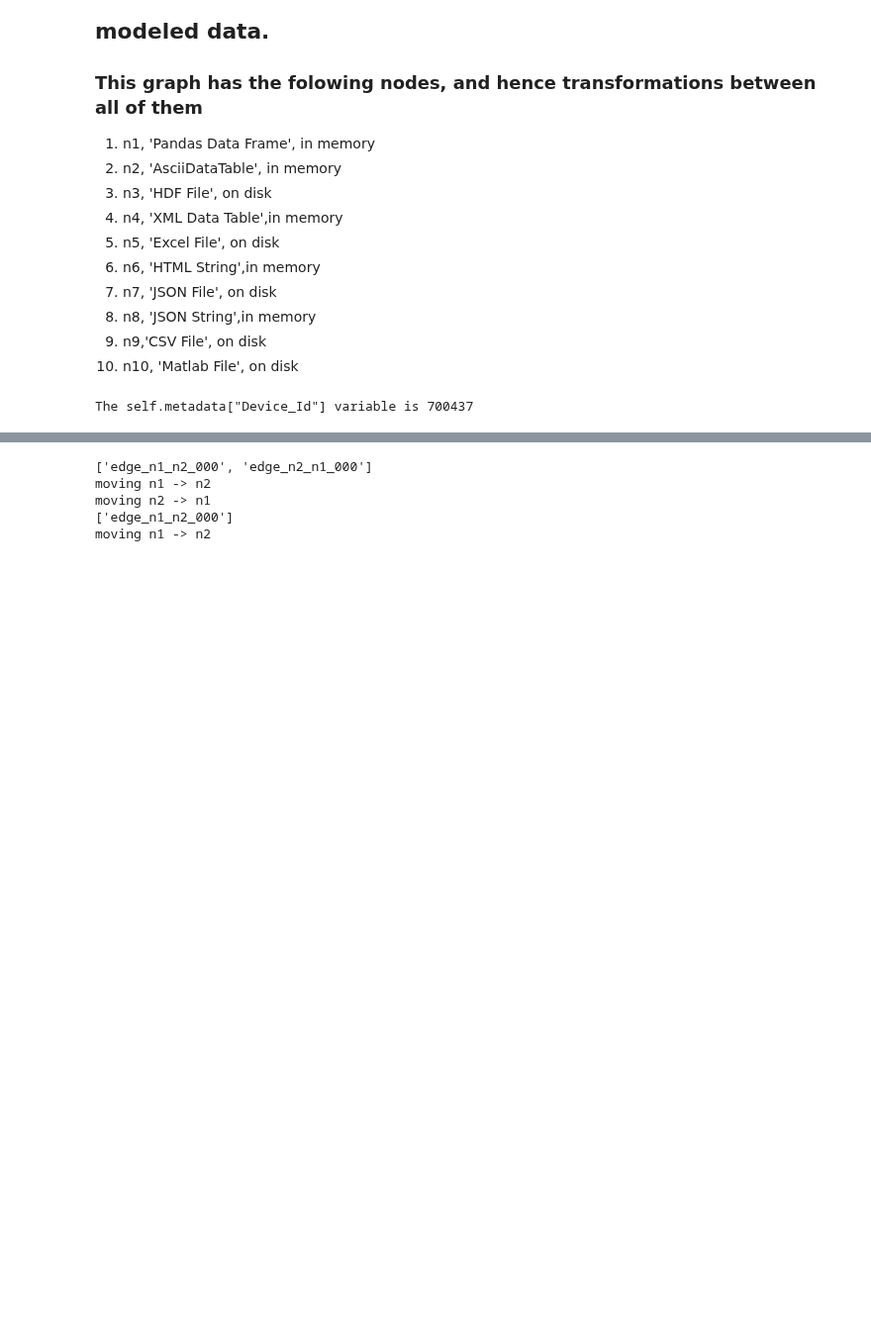
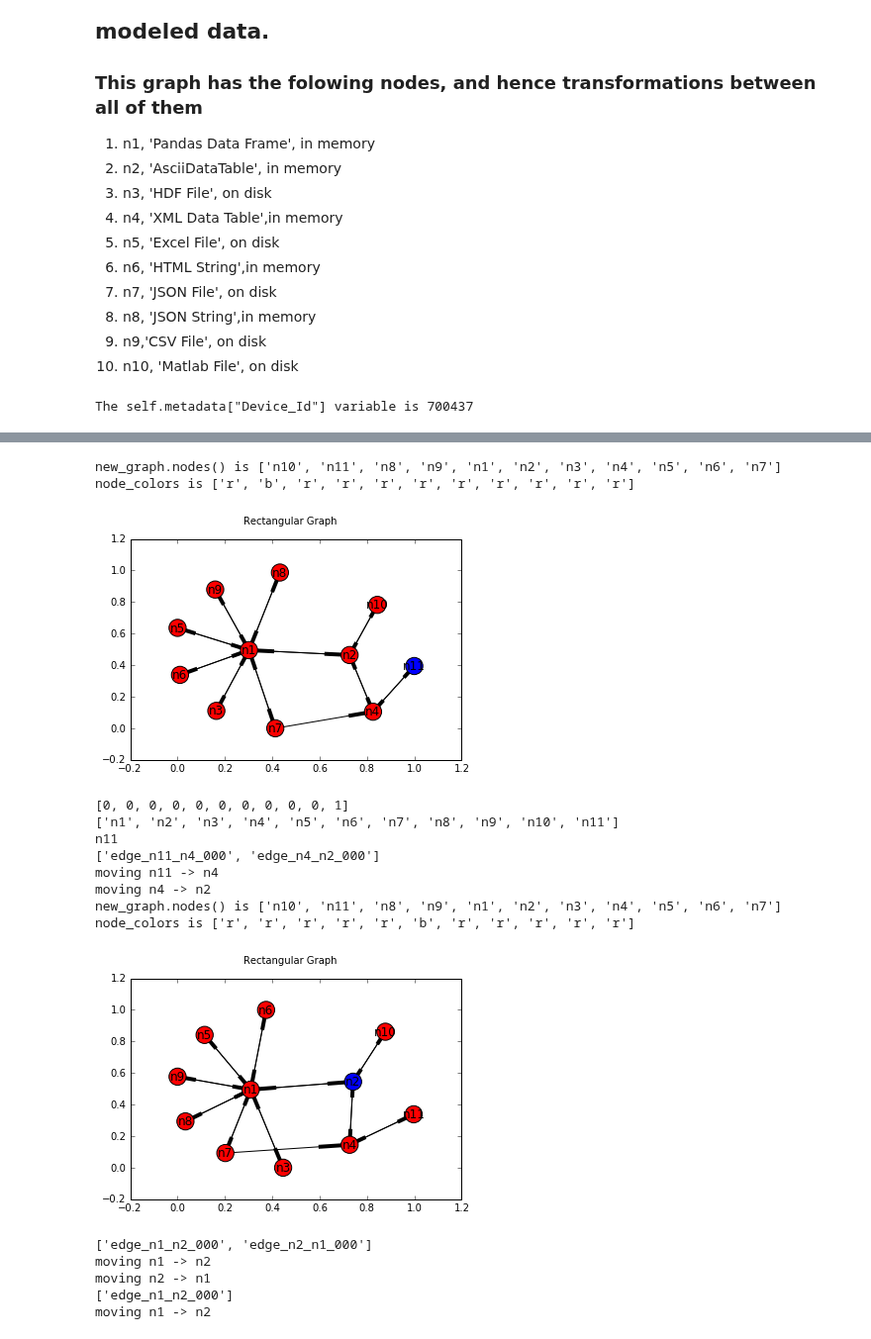
Before and after one commit to aricsanders/Jupyter-Notebooks, a Jupyter notebook: Rectangular_Data_Table_Bijective_Example_20161121_001.ipynb, the cells around one changed output, grey strips where cells are left out. Shown at 99% size. Saved outputs shown, nothing was run; the diff lists cells and outputs as text; code cells hidden in the pictures; blank space fills up the shorter version.

```diff
--- a/Rectangular_Data_Table_Bijective_Example_20161121_001.ipynb
+++ b/Rectangular_Data_Table_Bijective_Example_20161121_001.ipynb
@@ -398,3 +434,23 @@ rect_graph.show(descriptions=True)
+# %%
+rect_graph.show(descriptions=False)
+print rect_graph.state
+print rect_graph.node_names
+print rect_graph.current_node
+rect_graph.move_to_node("n2")
+rect_graph.show()
+# %% [output]
+new_graph.nodes() is ['n10', 'n11', 'n8', 'n9', 'n1', 'n2', 'n3', 'n4', 'n5', 'n6', 'n7']
+node_colors is ['r', 'b', 'r', 'r', 'r', 'r', 'r', 'r', 'r', 'r', 'r']
+[figure, added]
+[0, 0, 0, 0, 0, 0, 0, 0, 0, 0, 1]
+['n1', 'n2', 'n3', 'n4', 'n5', 'n6', 'n7', 'n8', 'n9', 'n10', 'n11']
+n11
+['edge_n11_n4_000', 'edge_n4_n2_000']
+moving n11 -> n4
+moving n4 -> n2
+new_graph.nodes() is ['n10', 'n11', 'n8', 'n9', 'n1', 'n2', 'n3', 'n4', 'n5', 'n6', 'n7']
+node_colors is ['r', 'r', 'r', 'r', 'r', 'b', 'r', 'r', 'r', 'r', 'r']
+[figure, added]
 # %%
 rect_graph.is_graph_isomorphic()
 # %% [output]
```
Also changed, not shown: parts of 15 cells of this notebook, 4 other files.
